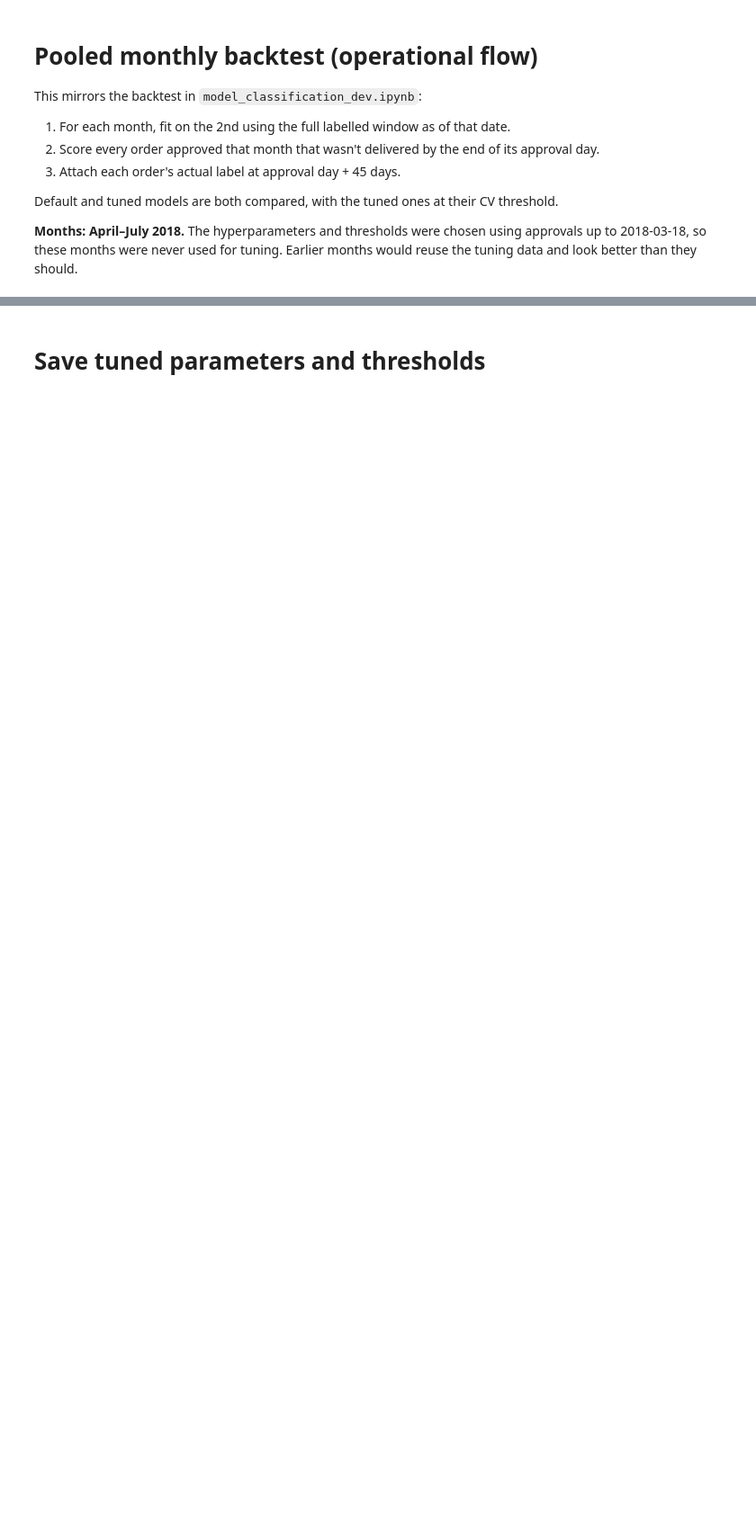
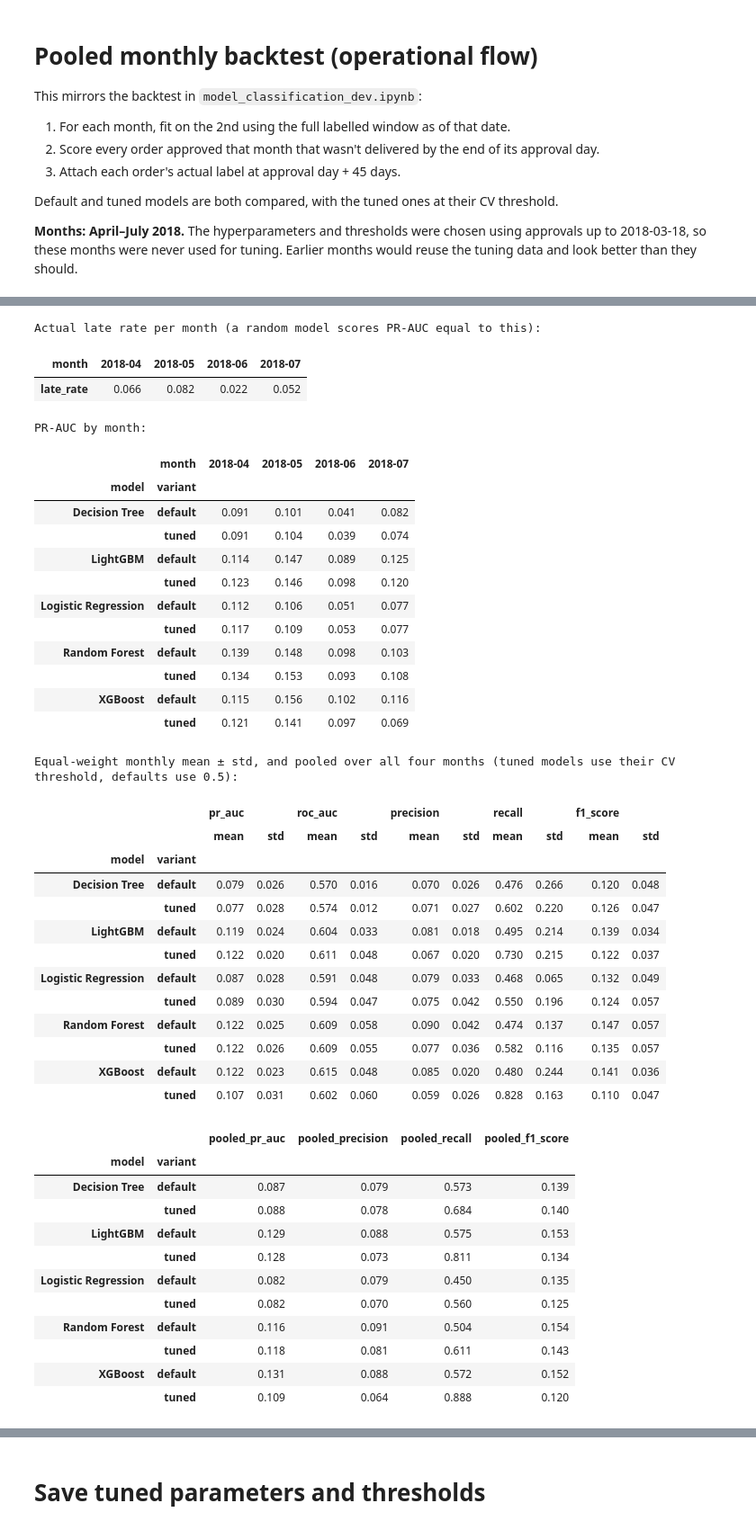
Before and after one commit to mushroomyyy/Team8_IT5006_Ecommerce_Analytics_AY2627Sem1, a Jupyter notebook: phase2/model_classification_tuning.ipynb, the cells around one changed output, grey strips where cells are left out. Shown at 90% size. Cells and saved outputs as stored; diff of their text form; code cells hidden in the pictures; blank space fills up the shorter version.

```diff
--- a/phase2/model_classification_tuning.ipynb
+++ b/phase2/model_classification_tuning.ipynb
@@ -210,21 +288,69 @@ print(f'{backtest["order_id"].nunique():,} scored orders; '
 # %%
 def backtest_metrics(group):
     known = group[group['actual_label'].notna()]
     y = known['actual_label'].astype(int)
     name, variant = group.name[-2], group.name[-1]
     cutoff = thresholds[name] if variant == 'tuned' else 0.5
     return pd.Series(classification_metrics(y, (known['predicted_probability'] >= cutoff).astype(int),
                                             known['predicted_probability']))
 
 monthly_metrics = (backtest.groupby(['month', 'model', 'variant'])
                    .apply(backtest_metrics).reset_index())
+late_rate = (backtest.drop_duplicates('order_id').dropna(subset=['actual_label'])
+             .groupby('month')['actual_label'].mean().astype(float))
+print('Actual late rate per month (a random model scores PR-AUC equal to this):')
+display(late_rate.to_frame('late_rate').T)
+print('PR-AUC by month:')
 display(monthly_metrics.pivot_table(index=['model', 'variant'], columns='month', values='pr_auc'))
 
 summary = monthly_metrics.groupby(['model', 'variant'])[
     ['pr_auc', 'roc_auc', 'precision', 'recall', 'f1_score']].agg(['mean', 'std'])
 pooled = (backtest.groupby(['model', 'variant']).apply(backtest_metrics)
           [['pr_auc', 'precision', 'recall', 'f1_score']].add_prefix('pooled_'))
 print('Equal-weight monthly mean ± std, and pooled over all four months '
       '(tuned models use their CV threshold, defaults use 0.5):')
 display(summary.round(3))
 display(pooled.round(3))
+# %% [output]
+Actual late rate per month (a random model scores PR-AUC equal to this):
+| month | 2018-04 | 2018-05 | 2018-06 | 2018-07 |
+| late_rate | 0.066 | 0.082 | 0.022 | 0.052 |
+PR-AUC by month:
+|  | month | 2018-04 | 2018-05 | 2018-06 | 2018-07 |
+| model | variant |  |  |  |  |
+| Decision Tree | default | 0.091 | 0.101 | 0.041 | 0.082 |
+|  | tuned | 0.091 | 0.104 | 0.039 | 0.074 |
+| LightGBM | default | 0.114 | 0.147 | 0.089 | 0.125 |
+|  | tuned | 0.123 | 0.146 | 0.098 | 0.120 |
+| Logistic Regression | default | 0.112 | 0.106 | 0.051 | 0.077 |
+|  | tuned | 0.117 | 0.109 | 0.053 | 0.077 |
+| Random Forest | default | 0.139 | 0.148 | 0.098 | 0.103 |
+|  | tuned | 0.134 | 0.153 | 0.093 | 0.108 |
+| XGBoost | default | 0.115 | 0.156 | 0.102 | 0.116 |
+|  | tuned | 0.121 | 0.141 | 0.097 | 0.069 |
+Equal-weight monthly mean ± std, and pooled over all four months (tuned models use their CV threshold, defaults use 0.5):
+|  |  | pr_auc |  | roc_auc |  | precision |  | recall |  | f1_score |  |
+|  |  | mean | std | mean | std | mean | std | mean | std | mean | std |
+| model | variant |  |  |  |  |  |  |  |  |  |  |
+| Decision Tree | default | 0.079 | 0.026 | 0.570 | 0.016 | 0.070 | 0.026 | 0.476 | 0.266 | 0.120 | 0.048 |
+|  | tuned | 0.077 | 0.028 | 0.574 | 0.012 | 0.071 | 0.027 | 0.602 | 0.220 | 0.126 | 0.047 |
+| LightGBM | default | 0.119 | 0.024 | 0.604 | 0.033 | 0.081 | 0.018 | 0.495 | 0.214 | 0.139 | 0.034 |
+|  | tuned | 0.122 | 0.020 | 0.611 | 0.048 | 0.067 | 0.020 | 0.730 | 0.215 | 0.122 | 0.037 |
+| Logistic Regression | default | 0.087 | 0.028 | 0.591 | 0.048 | 0.079 | 0.033 | 0.468 | 0.065 | 0.132 | 0.049 |
+|  | tuned | 0.089 | 0.030 | 0.594 | 0.047 | 0.075 | 0.042 | 0.550 | 0.196 | 0.124 | 0.057 |
+| Random Forest | default | 0.122 | 0.025 | 0.609 | 0.058 | 0.090 | 0.042 | 0.474 | 0.137 | 0.147 | 0.057 |
+|  | tuned | 0.122 | 0.026 | 0.609 | 0.055 | 0.077 | 0.036 | 0.582 | 0.116 | 0.135 | 0.057 |
+| XGBoost | default | 0.122 | 0.023 | 0.615 | 0.048 | 0.085 | 0.020 | 0.480 | 0.244 | 0.141 | 0.036 |
+|  | tuned | 0.107 | 0.031 | 0.602 | 0.060 | 0.059 | 0.026 | 0.828 | 0.163 | 0.110 | 0.047 |
+|  |  | pooled_pr_auc | pooled_precision | pooled_recall | pooled_f1_score |
+| model | variant |  |  |  |  |
+| Decision Tree | default | 0.087 | 0.079 | 0.573 | 0.139 |
+|  | tuned | 0.088 | 0.078 | 0.684 | 0.140 |
+| LightGBM | default | 0.129 | 0.088 | 0.575 | 0.153 |
+|  | tuned | 0.128 | 0.073 | 0.811 | 0.134 |
+| Logistic Regression | default | 0.082 | 0.079 | 0.450 | 0.135 |
+|  | tuned | 0.082 | 0.070 | 0.560 | 0.125 |
+| Random Forest | default | 0.116 | 0.091 | 0.504 | 0.154 |
+|  | tuned | 0.118 | 0.081 | 0.611 | 0.143 |
+| XGBoost | default | 0.131 | 0.088 | 0.572 | 0.152 |
+|  | tuned | 0.109 | 0.064 | 0.888 | 0.120 |
```
Also changed, not shown: parts of 10 cells of this notebook, 1 other file.
